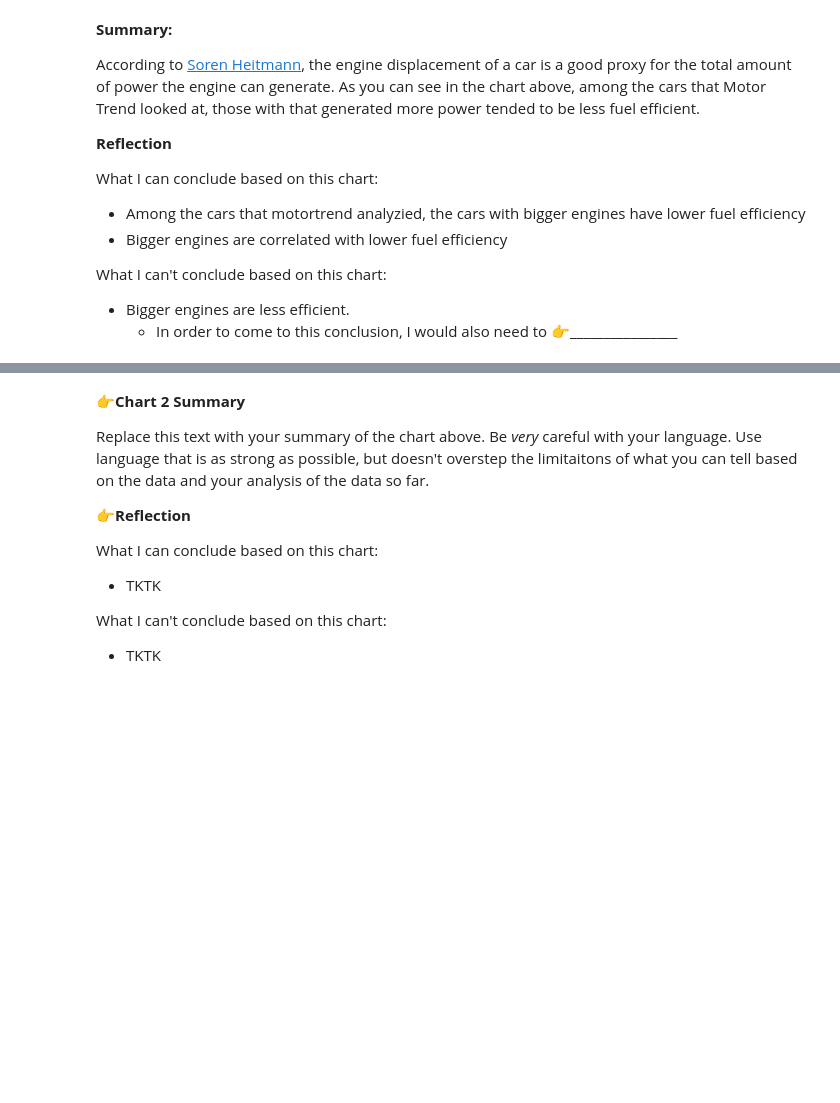
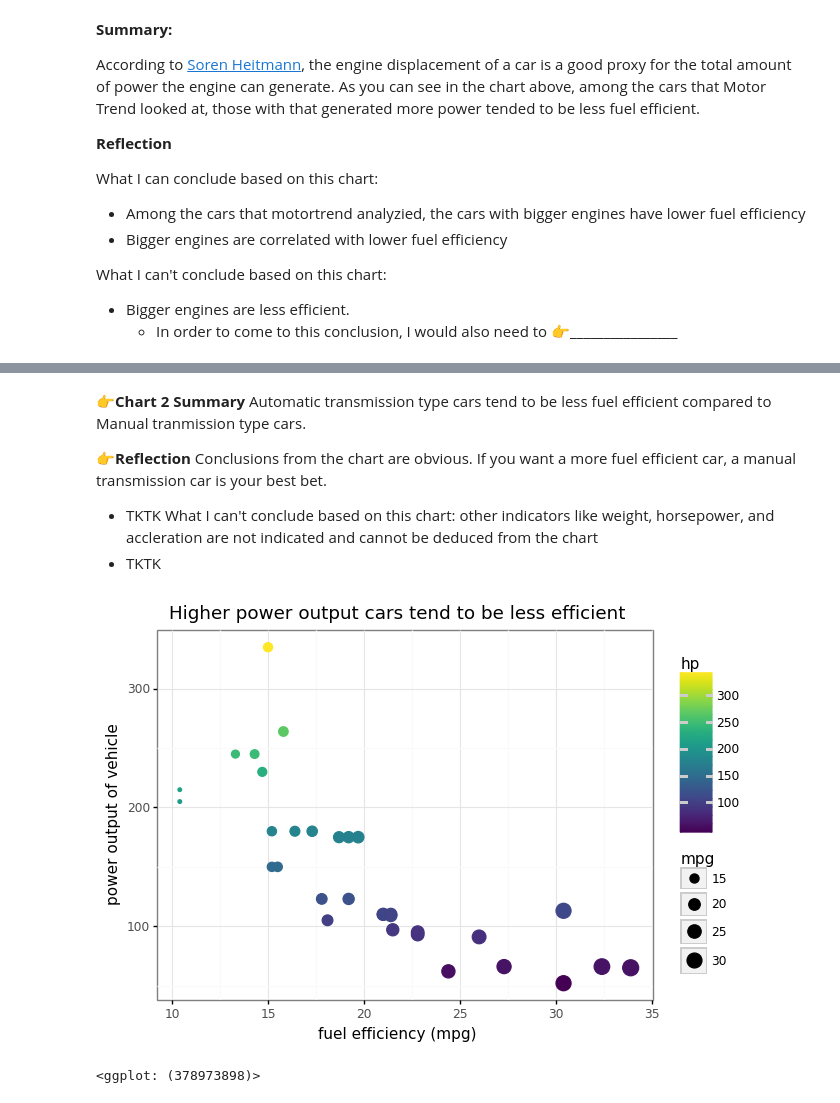
Before and after one commit to code4journalism/learning-plotnine-stephenanti, a Jupyter notebook: practice-plotnine.ipynb, the cells around one changed output, grey strips where cells are left out. Saved outputs shown, nothing was run; the diff lists cells and outputs as text; code cells hidden in the pictures; blank space fills up the shorter version.

```diff
--- a/practice-plotnine.ipynb
+++ b/practice-plotnine.ipynb
@@ -118,17 +166,29 @@ What I can't conclude based on this chart:
 # %% [markdown]
 **👉Chart 2 Summary**
-
-Replace this text with your summary of the chart above. Be _very_ careful with your language. Use language that is as strong as possible, but doesn't overstep the limitaitons of what you can tell based on the data and your analysis of the data so far.
+Automatic transmission type cars tend to be less fuel efficient compared to Manual tranmission type cars.
 
 **👉Reflection**
-
-What I can conclude based on this chart:
+Conclusions from the chart are obvious. If you want a more fuel efficient car, a manual transmission car is your best bet.
 - TKTK
-
-What I can't conclude based on this chart:
+What I can't conclude based on this chart: other indicators like weight, horsepower, and accleration are not indicated and cannot be deduced from the chart
 - TKTK
 # %%
 # 👉Chart 3
 # Insert code for a plotnine chart below
+
+(
+    ggplot(mtcars,                                                # data
+        aes('mpg', 'hp'))                                         # aesthetics
+        + geom_point(aes(color='hp', size ='mpg'))               # geometry
+        + theme_bw()
+        + labs(
+            title = "Higher power output cars tend to be less efficient",
+            y = "power output of vehicle",
+            x = "fuel efficiency (mpg)"
+        )
+)
+# %% [output]
+[figure, added]
+<ggplot: (378973898)>
 # %% [markdown]
 **👉Chart 3 Summary**
```
Also changed, not shown: parts of 8 cells of this notebook.
